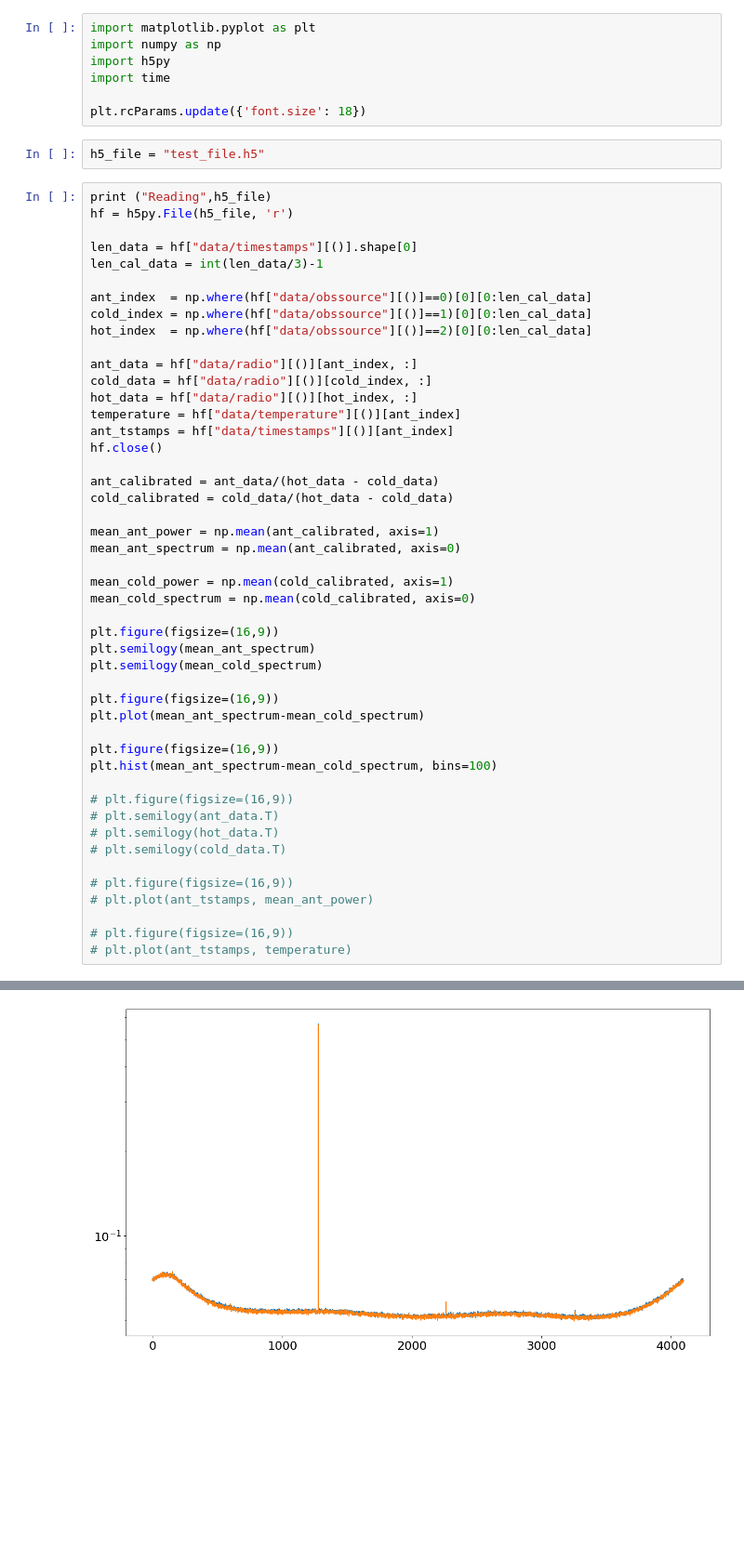
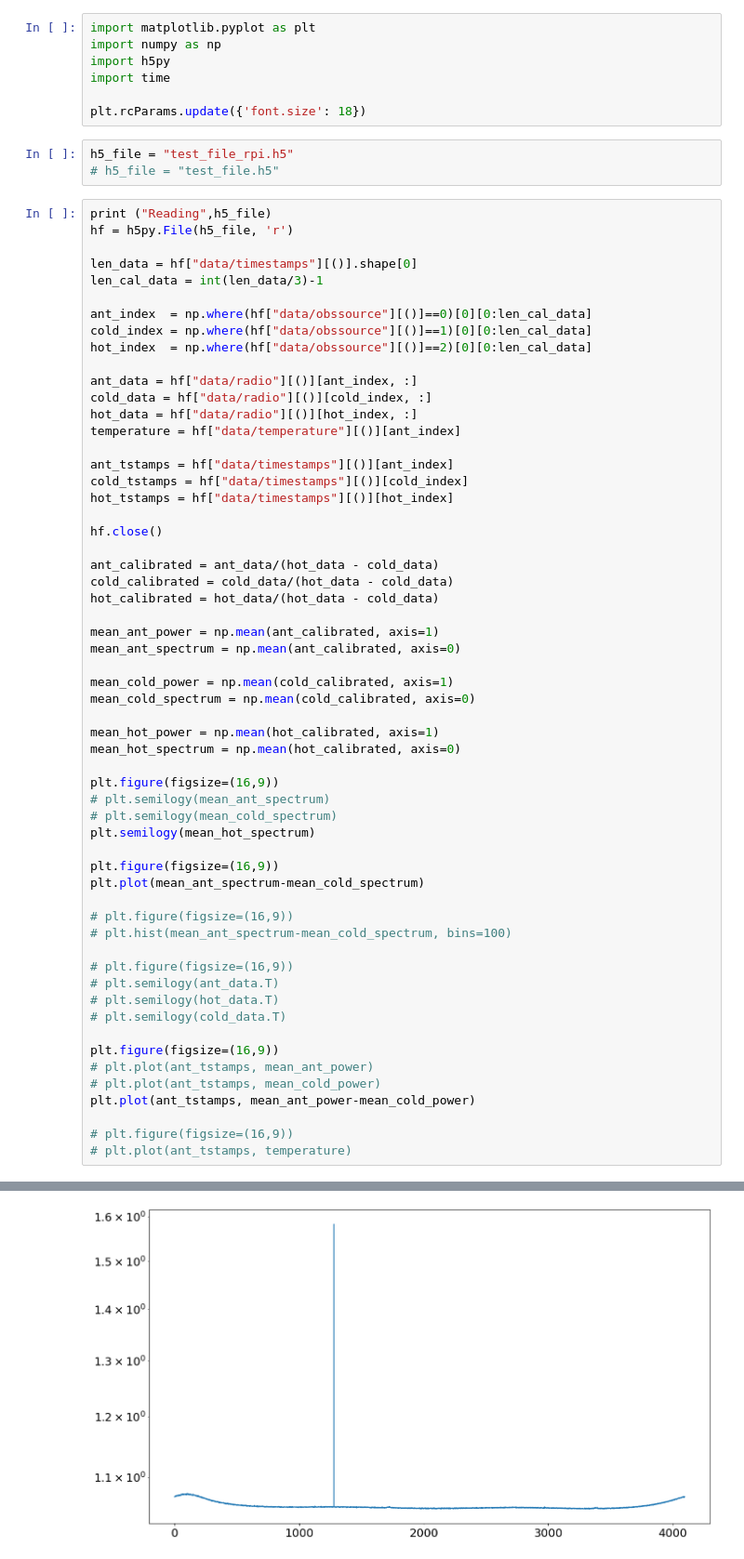
Before and after one commit to jnthek/amateur_astronomy, a Jupyter notebook: diy_radiometer/Test_hdf5_read.ipynb, the cells around one changed output, grey strips where cells are left out. Shown: that part at 93% size. Saved outputs shown, nothing was run; the diff lists cells and outputs as text; blank space fills up the shorter version.

```diff
--- a/diy_radiometer/Test_hdf5_read.ipynb
+++ b/diy_radiometer/Test_hdf5_read.ipynb
@@ -6,7 +6,8 @@ import time
 
 plt.rcParams.update({'font.size': 18})
 # %%
-h5_file = "test_file.h5"
+h5_file = "test_file_rpi.h5"
+# h5_file = "test_file.h5"
 # %%
 print ("Reading",h5_file)
 hf = h5py.File(h5_file, 'r')
@@ -22,11 +23,16 @@ ant_data = hf["data/radio"][()][ant_index, :]
 cold_data = hf["data/radio"][()][cold_index, :]
 hot_data = hf["data/radio"][()][hot_index, :]
 temperature = hf["data/temperature"][()][ant_index]
+
 ant_tstamps = hf["data/timestamps"][()][ant_index]
+cold_tstamps = hf["data/timestamps"][()][cold_index]
+hot_tstamps = hf["data/timestamps"][()][hot_index]
+
 hf.close()
 
 ant_calibrated = ant_data/(hot_data - cold_data)
 cold_calibrated = cold_data/(hot_data - cold_data)
+hot_calibrated = hot_data/(hot_data - cold_data)
 
 mean_ant_power = np.mean(ant_calibrated, axis=1)
 mean_ant_spectrum = np.mean(ant_calibrated, axis=0)
@@ -34,23 +40,29 @@ mean_ant_spectrum = np.mean(ant_calibrated, axis=0)
 mean_cold_power = np.mean(cold_calibrated, axis=1)
 mean_cold_spectrum = np.mean(cold_calibrated, axis=0)
 
+mean_hot_power = np.mean(hot_calibrated, axis=1)
+mean_hot_spectrum = np.mean(hot_calibrated, axis=0)
+
 plt.figure(figsize=(16,9))
-plt.semilogy(mean_ant_spectrum)
-plt.semilogy(mean_cold_spectrum)
+# plt.semilogy(mean_ant_spectrum)
+# plt.semilogy(mean_cold_spectrum)
+plt.semilogy(mean_hot_spectrum)
 
 plt.figure(figsize=(16,9))
 plt.plot(mean_ant_spectrum-mean_cold_spectrum)
 
-plt.figure(figsize=(16,9))
-plt.hist(mean_ant_spectrum-mean_cold_spectrum, bins=100)
+# plt.figure(figsize=(16,9))
+# plt.hist(mean_ant_spectrum-mean_cold_spectrum, bins=100)
 
 # plt.figure(figsize=(16,9))
 # plt.semilogy(ant_data.T)
 # plt.semilogy(hot_data.T)
 # plt.semilogy(cold_data.T)
 
-# plt.figure(figsize=(16,9))
+plt.figure(figsize=(16,9))
 # plt.plot(ant_tstamps, mean_ant_power)
+# plt.plot(ant_tstamps, mean_cold_power)
+plt.plot(ant_tstamps, mean_ant_power-mean_cold_power)
 
 # plt.figure(figsize=(16,9))
 # plt.plot(ant_tstamps, temperature)
@@ -76 +72 @@ Reading test_file.h5
-[figure, old version]
+[figure, new version]
```
Also changed, not shown: parts of 1 cell of this notebook.
